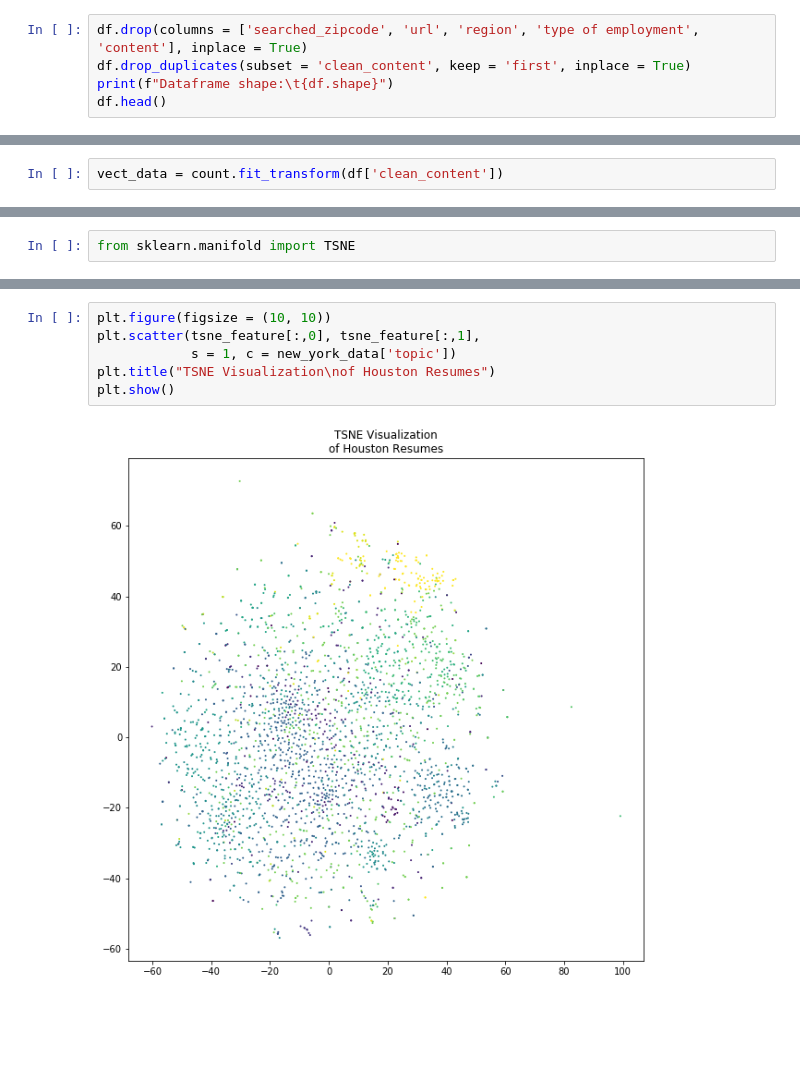
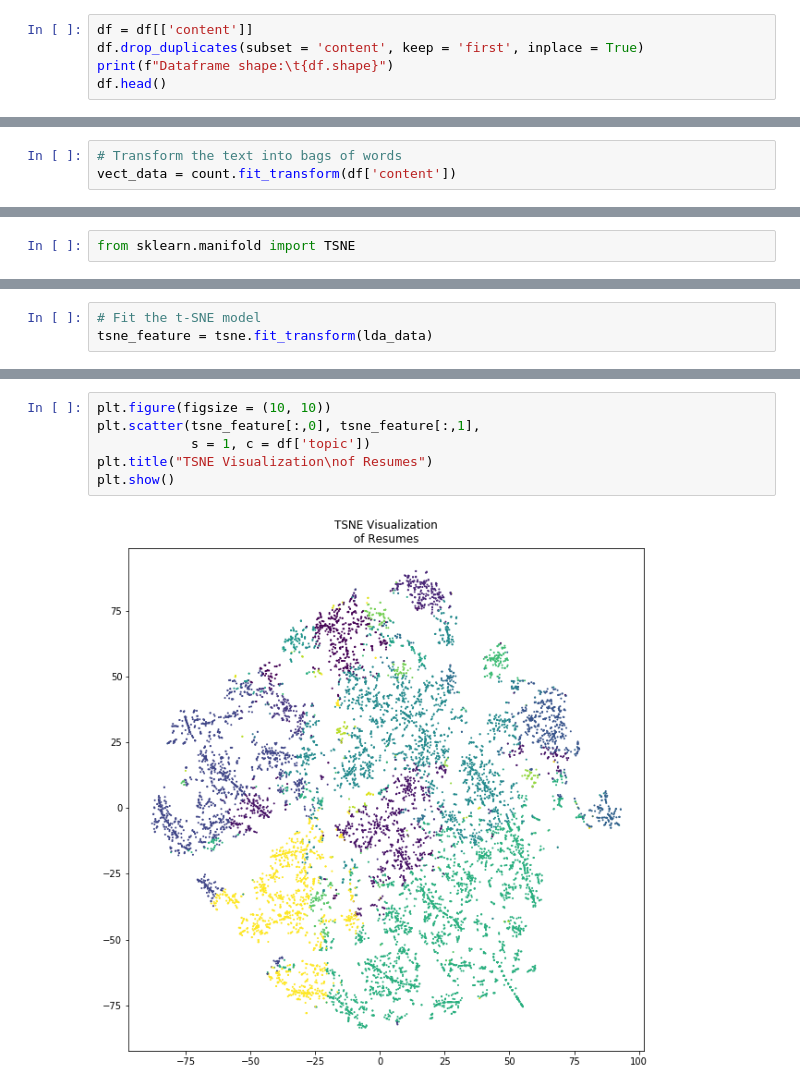
Before and after one commit to miketong08/resume_scraping, a Jupyter notebook: notebooks/Machine Learning.ipynb, the cells around one changed output, grey strips where cells are left out. Cells and saved outputs as stored; diff of their text form; blank space fills up the shorter version.

Commit message:
Documented and added more visuals

```diff
--- a/notebooks/Machine Learning.ipynb
+++ b/notebooks/Machine Learning.ipynb
@@ -26,6 +26,6 @@ Remove unneccesary rows and duplicate rows.
 # %%
-df.drop(columns = ['searched_zipcode', 'url', 'region', 'type of employment', 'content'], inplace = True)
-df.drop_duplicates(subset = 'clean_content', keep = 'first', inplace = True)
+df = df[['content']]
+df.drop_duplicates(subset = 'content', keep = 'first', inplace = True)
 print(f"Dataframe shape:\t{df.shape}")
 df.head()
 # %% [output]
@@ -55,3 +56 @@ lda = LatentDirichletAllocation(n_components = 20,
                                 n_jobs = -1)
-# %%
-vect_data = count.fit_transform(df['clean_content'])
@@ -70,0 +57,3 @@ iteration: 10 of max_iter: 10
+# %%
+# Transform the text into bags of words
+vect_data = count.fit_transform(df['content'])
@@ -186,0 +177,3 @@ tsne_feature = tsne.fit_transform(tsne_feature.todense())
+# %%
+# Fit the t-SNE model
+tsne_feature = tsne.fit_transform(lda_data)
@@ -187,9 +199,9 @@ tsne_feature = tsne.fit_transform(tsne_feature.todense())
 # %%
 plt.figure(figsize = (10, 10))
 plt.scatter(tsne_feature[:,0], tsne_feature[:,1],
-            s = 1, c = new_york_data['topic'])
-plt.title("TSNE Visualization\nof Houston Resumes")
+            s = 1, c = df['topic'])
+plt.title("TSNE Visualization\nof Resumes")
 plt.show()
 # %% [output]
-[figure, old version]
+[figure, new version]
 # %%
```
Also changed, not shown: parts of 28 cells of this notebook, 9 other files.
